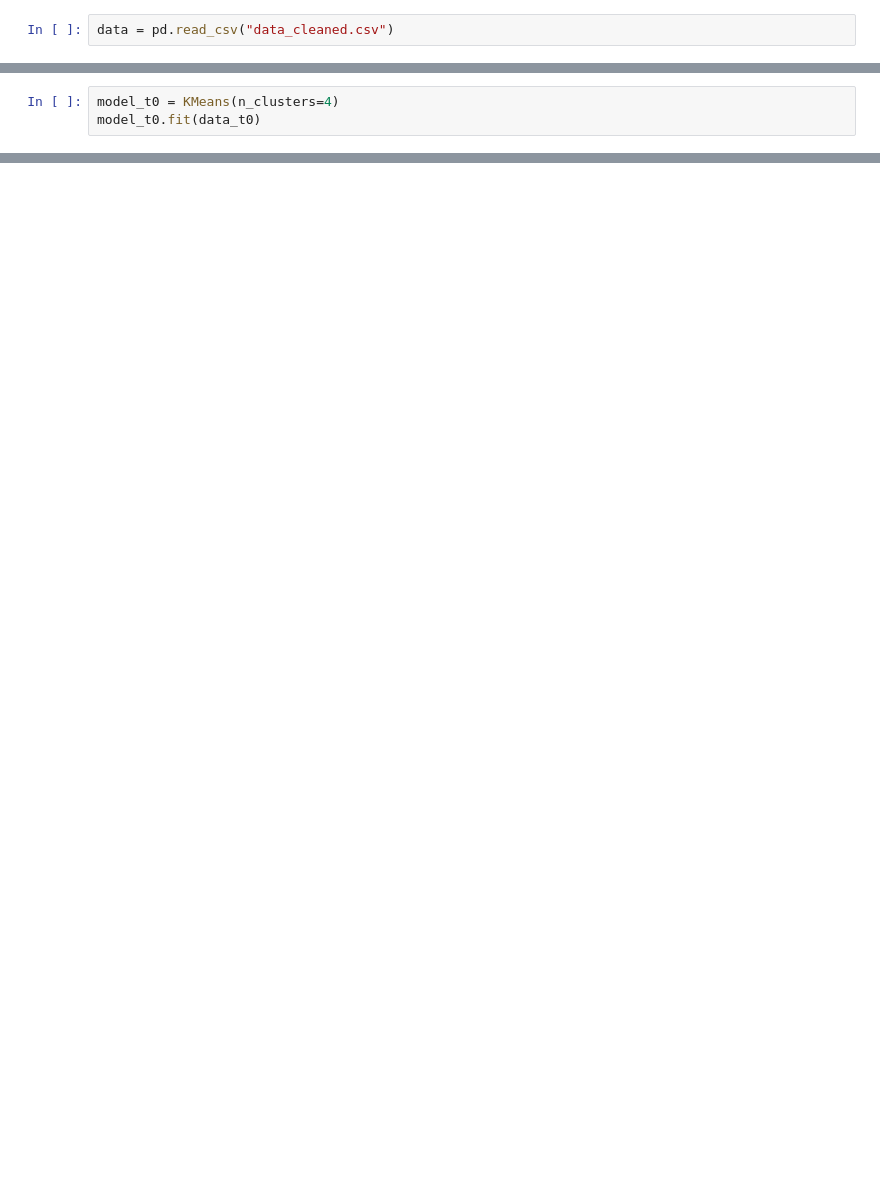
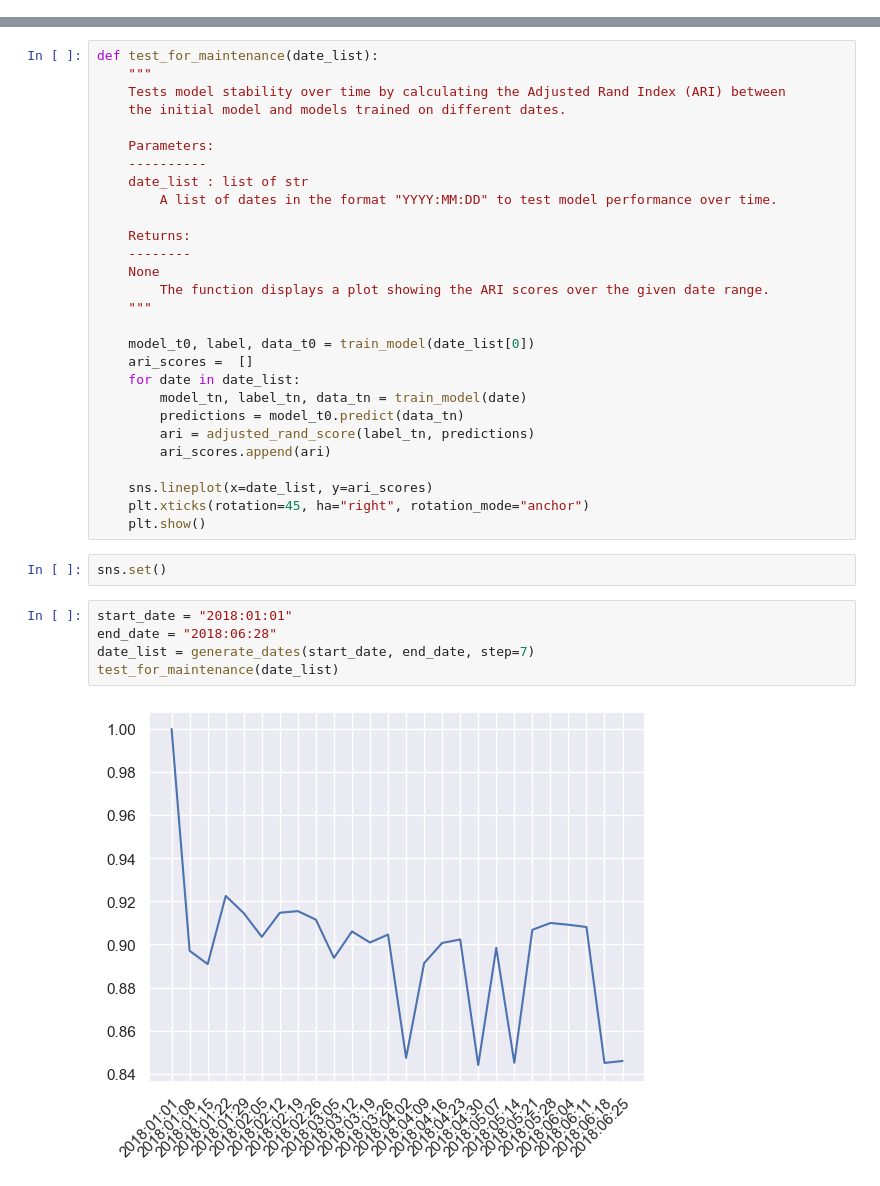
Before and after one commit to alternance-Data-Openclassrooms-2425/04_segmentation_clients, a Jupyter notebook: Delouche_Alexis_3_simulation_022025.ipynb, the cells around one changed output, grey strips where cells are left out. Saved outputs shown, nothing was run; the diff lists cells and outputs as text; blank space fills up the shorter version.

```diff
--- a/Delouche_Alexis_3_simulation_022025.ipynb
+++ b/Delouche_Alexis_3_simulation_022025.ipynb
@@ -69,2 +84,0 @@ julian_day
-# %%
-data = pd.read_csv("data_cleaned.csv")
@@ -89,3 +84,0 @@ Collected data: 44880
-# %%
-model_t0 = KMeans(n_clusters=4)
-model_t0.fit(data_t0)
@@ -120,0 +147,37 @@ array([2, 0, 1, ..., 1, 2, 1], shape=(93358,), dtype=int32)
+# %%
+def test_for_maintenance(date_list):
+    """
+    Tests model stability over time by calculating the Adjusted Rand Index (ARI) between
+    the initial model and models trained on different dates.
+
+    Parameters:
+    ----------
+    date_list : list of str
+        A list of dates in the format "YYYY:MM:DD" to test model performance over time.
+
+    Returns:
+    --------
+    None
+        The function displays a plot showing the ARI scores over the given date range.
+    """
+
+    model_t0, label, data_t0 = train_model(date_list[0])
+    ari_scores =  []
+    for date in date_list:
+        model_tn, label_tn, data_tn = train_model(date)
+        predictions = model_t0.predict(data_tn)
+        ari = adjusted_rand_score(label_tn, predictions)
+        ari_scores.append(ari)
+
+    sns.lineplot(x=date_list, y=ari_scores)
+    plt.xticks(rotation=45, ha="right", rotation_mode="anchor")
+    plt.show()
+# %%
+sns.set()
+# %%
+start_date = "2018:01:01"
+end_date = "2018:06:28"
+date_list = generate_dates(start_date, end_date, step=7)
+test_for_maintenance(date_list)
+# %% [output]
+[figure, added]
```
Also changed, not shown: parts of 13 cells of this notebook, 2 other files.
